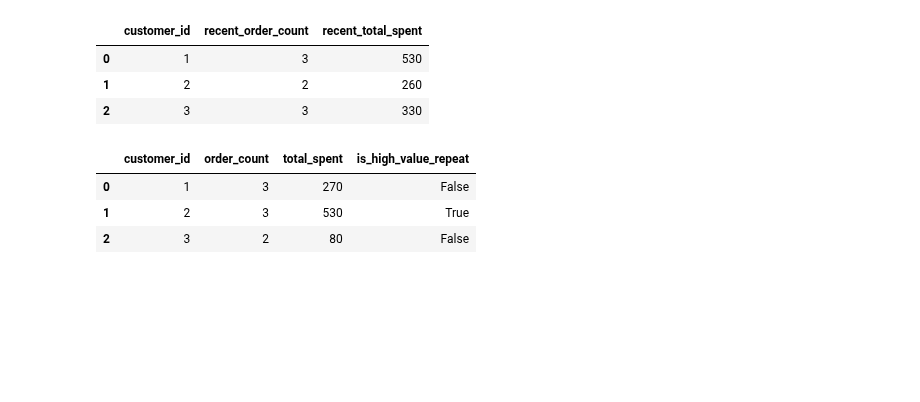
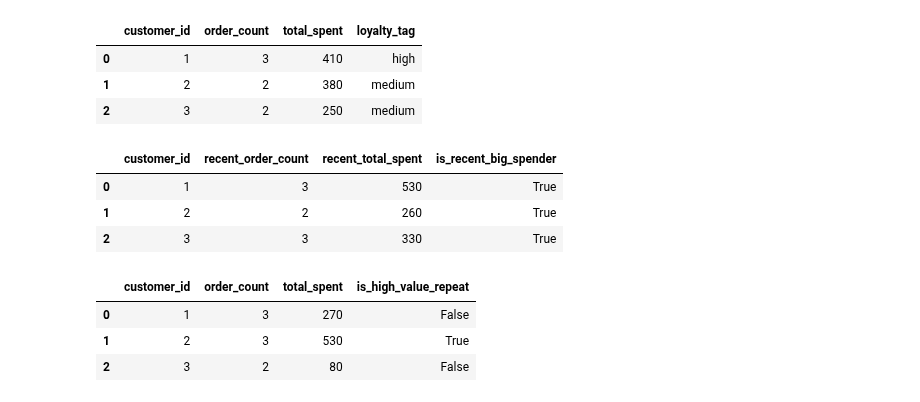
Before and after one commit to edmiller824/sf_tech, a Jupyter notebook: reps.ipynb, the cells around one changed output. Saved outputs shown, nothing was run; the diff lists cells and outputs as text; code cells hidden in the pictures; blank space fills up the shorter version.

```diff
--- a/reps.ipynb
+++ b/reps.ipynb
@@ -1,36 +275,82 @@
+# %%
+"""
+🧠 Task:
+	1.	Filter: Keep only customers who signed up before March 1, 2023.
+	2.	Join: Merge with orders to get their order history.
+	3.	Compute per customer:
+	•	order_count: total number of orders
+	•	total_spent: total amount spent
+	4.	Add: A column loyalty_tag:
+	•	"high" if total_spent ≥ 400
+	•	"medium" if 200 ≤ total_spent < 400
+	•	"low" otherwise
+"""
+
+import pandas as pd
+
+customers = pd.DataFrame({
+    'customer_id': [1, 2, 3, 4],
+    'name': ['Alice', 'Bob', 'Charlie', 'Diana'],
+    'signup_date': pd.to_datetime(['2022-12-01', '2023-01-15', '2023-02-10', '2023-04-01'])
+})
+
+orders = pd.DataFrame({
+    'order_id': [501, 502, 503, 504, 505, 506, 507, 508],
+    'customer_id': [1, 2, 1, 3, 2, 3, 1, 4],
+    'order_date': pd.to_datetime([
+        '2023-03-01', '2023-03-05', '2023-03-20', '2023-03-25',
+        '2023-04-05', '2023-04-10', '2023-04-15', '2023-04-20'
+    ]),
+    'amount': [100, 200, 150, 120, 180, 130, 160, 90]
+})
+
+filtered = customers[customers['signup_date'] < pd.Timestamp('2023-03-01')]
+filtered = filtered.copy()
+merged = pd.merge(filtered, orders, how='inner', on='customer_id')
+grouped = merged.groupby('customer_id').agg(order_count=('order_id', 'count'), total_spent=('amount', 'sum')).reset_index()
+grouped['loyalty_tag'] = ['high' if x >= 400 else 'medium' if x >= 200 else 'low' for x in grouped['total_spent']]
+grouped
+# %% [output]
+|  | customer_id | order_count | total_spent | loyalty_tag |
+| 0 | 1 | 3 | 410 | high |
+| 1 | 2 | 2 | 380 | medium |
+| 2 | 3 | 2 | 250 | medium |
 # %%
 """
 	1.	Filter orders from March 2023 onward
 	2.	For each customer, calculate:
 	•	recent_order_count: number of orders since March 1, 2023
 	•	recent_total_spent: total amount spent since that date
 	3.	Add a boolean column is_recent_big_spender:
 	•	True if recent_total_spent > $250
 	•	False otherwise
 """
 
 
 import pandas as pd
 
 orders = pd.DataFrame({
     'order_id': [401, 402, 403, 404, 405, 406, 407, 408, 409, 410],
     'customer_id': [1, 2, 1, 3, 2, 3, 1, 2, 3, 1],
     'order_date': pd.to_datetime([
         '2023-02-15', '2023-02-20', '2023-03-05', '2023-03-10', '2023-03-15',
         '2023-03-20', '2023-04-01', '2023-04-10', '2023-04-15', '2023-04-20'
     ]),
     'amount': [80, 120, 150, 90, 160, 110, 200, 100, 130, 180]
 })
 
-filtered = orders[orders['order_date'] > '2023-03-01']
+filtered = orders[orders['order_date'] >= '2023-03-01']
 filtered = filtered.copy()
-filtered.groupby('customer_id').agg(recent_order_count=('order_id', 'count'), recent_total_spent=('amount', 'sum')).reset_index()
-........pick back up here with the boolean column
+df = filtered.groupby('customer_id').agg(recent_order_count=('order_id', 'count'), recent_total_spent=('amount', 'sum')).reset_index()
+# df['is_recent_big_spender'] = df['recent_total_spent'].apply(lambda x: x > 250)
+df['is_recent_big_spender'] = df['recent_total_spent'] > 250
+
+df
 # %% [output]
-|  | customer_id | recent_order_count | recent_total_spent |
-| 0 | 1 | 3 | 530 |
-| 1 | 2 | 2 | 260 |
-| 2 | 3 | 3 | 330 |
+|  | customer_id | recent_order_count | recent_total_spent | is_recent_big_spender |
+| 0 | 1 | 3 | 530 | True |
+| 1 | 2 | 2 | 260 | True |
+| 2 | 3 | 3 | 330 | True |
 # %%
 """
 🧠 Problem: High-Value Repeat Customers
```
Also changed, not shown: parts of 8 cells of this notebook.
